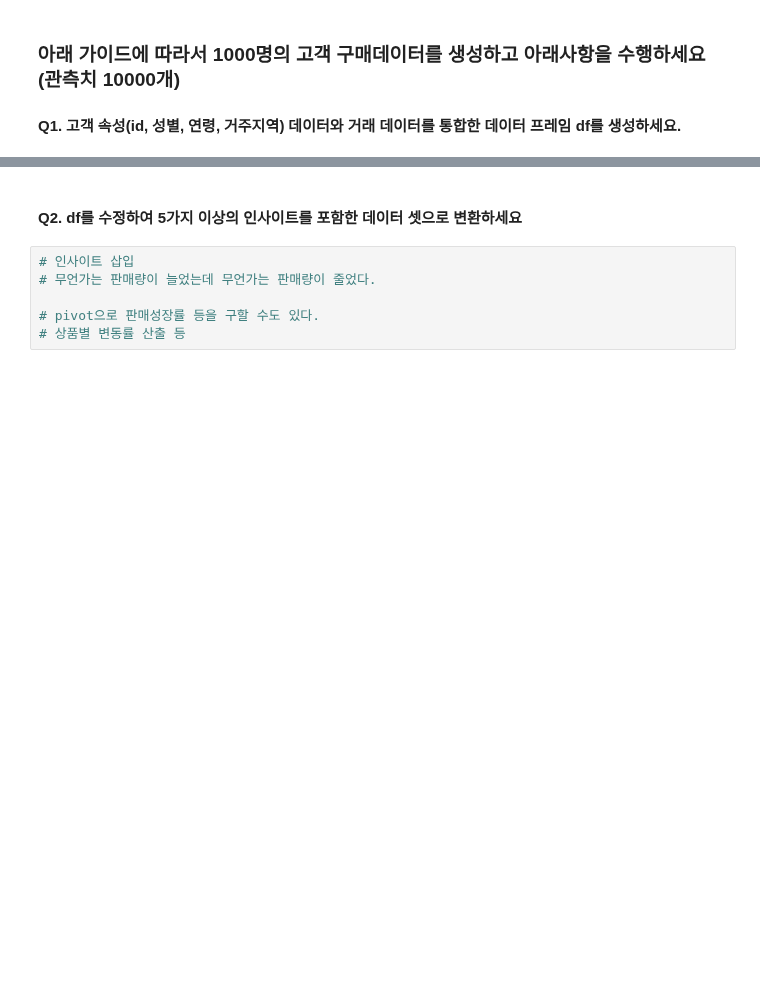
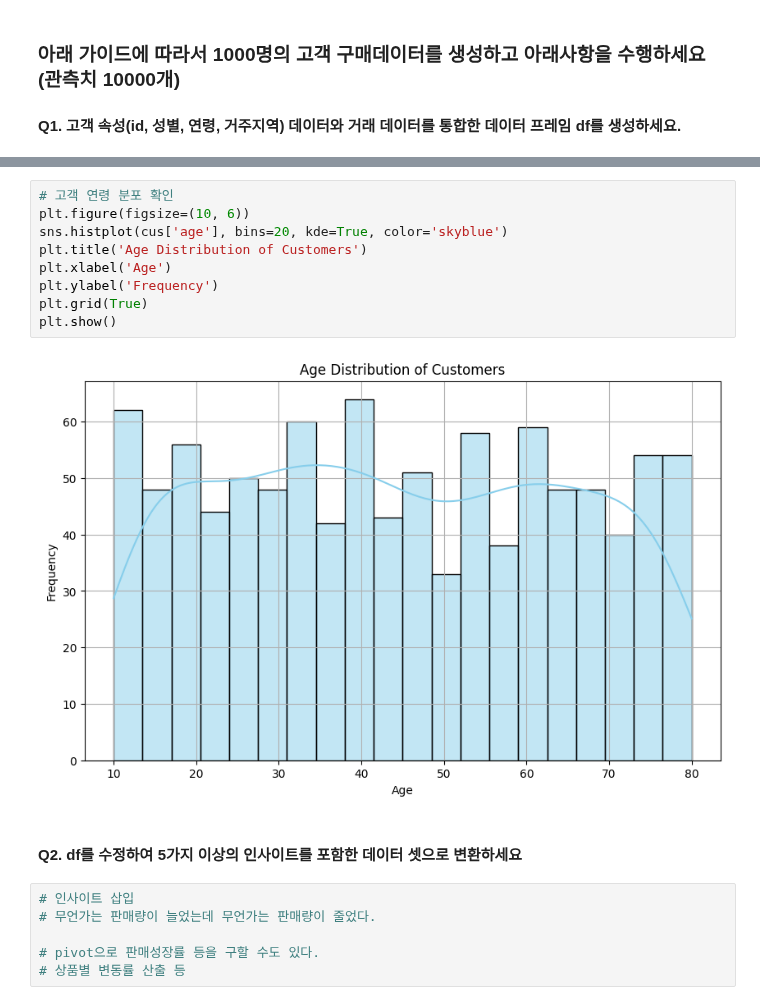
Before and after one commit to Kimhang-KDT/kita_2404, a Jupyter notebook: m3_분석 라이브러리/numpy_실습/m3_실습_고객_구매데이터.ipynb, the cells around one changed output, grey strips where cells are left out. Drawn from its saved outputs; the diff is of its cells as text; blank space fills up the shorter version.

```diff
--- a/m3_분석 라이브러리/numpy_실습/m3_실습_고객_구매데이터.ipynb
+++ b/m3_분석 라이브러리/numpy_실습/m3_실습_고객_구매데이터.ipynb
@@ -58,3 +107,14 @@ df.head()
+# %%
+# 고객 연령 분포 확인
+plt.figure(figsize=(10, 6))
+sns.histplot(cus['age'], bins=20, kde=True, color='skyblue')
+plt.title('Age Distribution of Customers')
+plt.xlabel('Age')
+plt.ylabel('Frequency')
+plt.grid(True)
+plt.show()
+# %% [output]
+[figure, added]
 # %% [markdown]
 #### Q2. df를 수정하여 5가지 이상의 인사이트를 포함한 데이터 셋으로 변환하세요
 # %%
```
Also changed, not shown: parts of 7 cells of this notebook.
